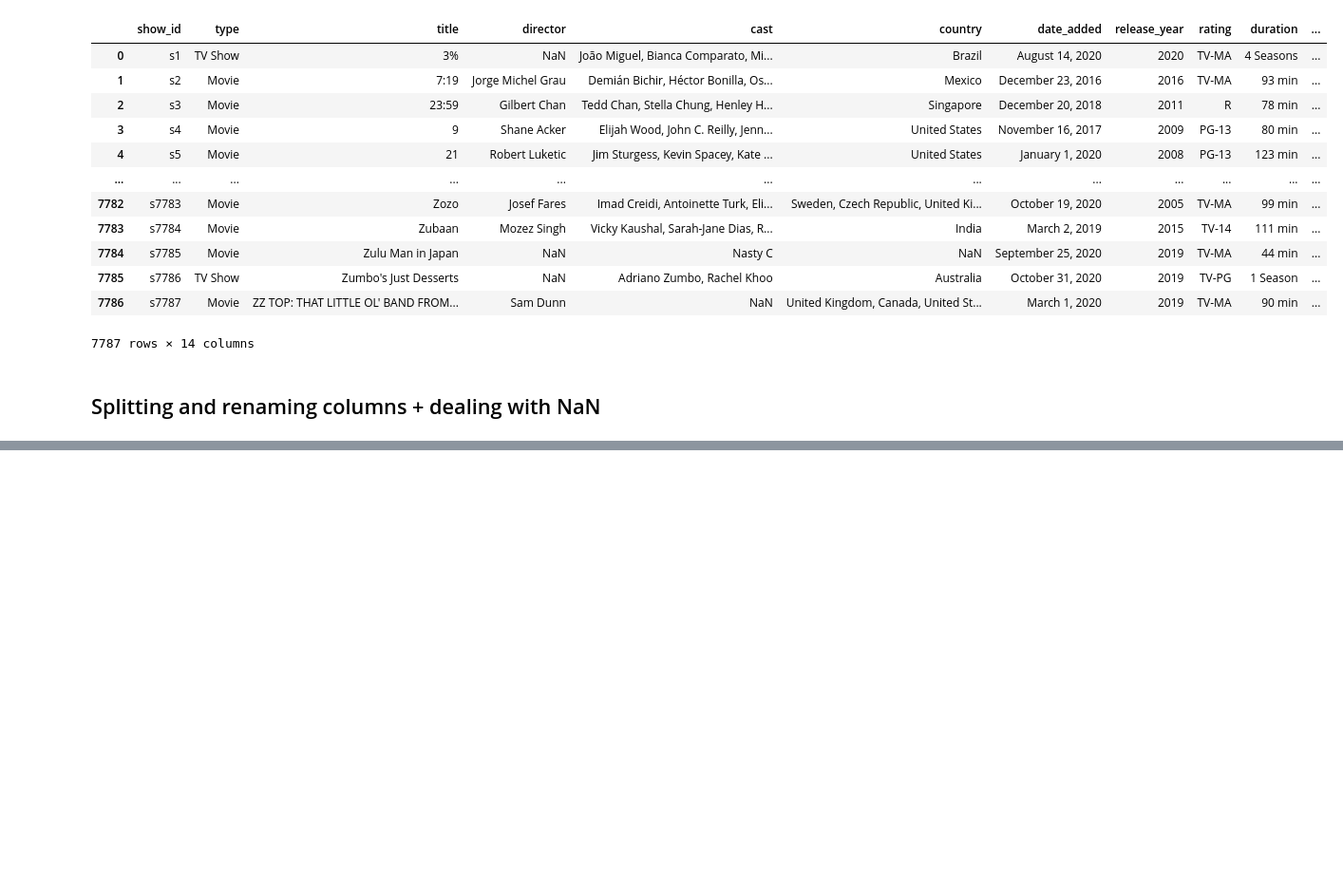
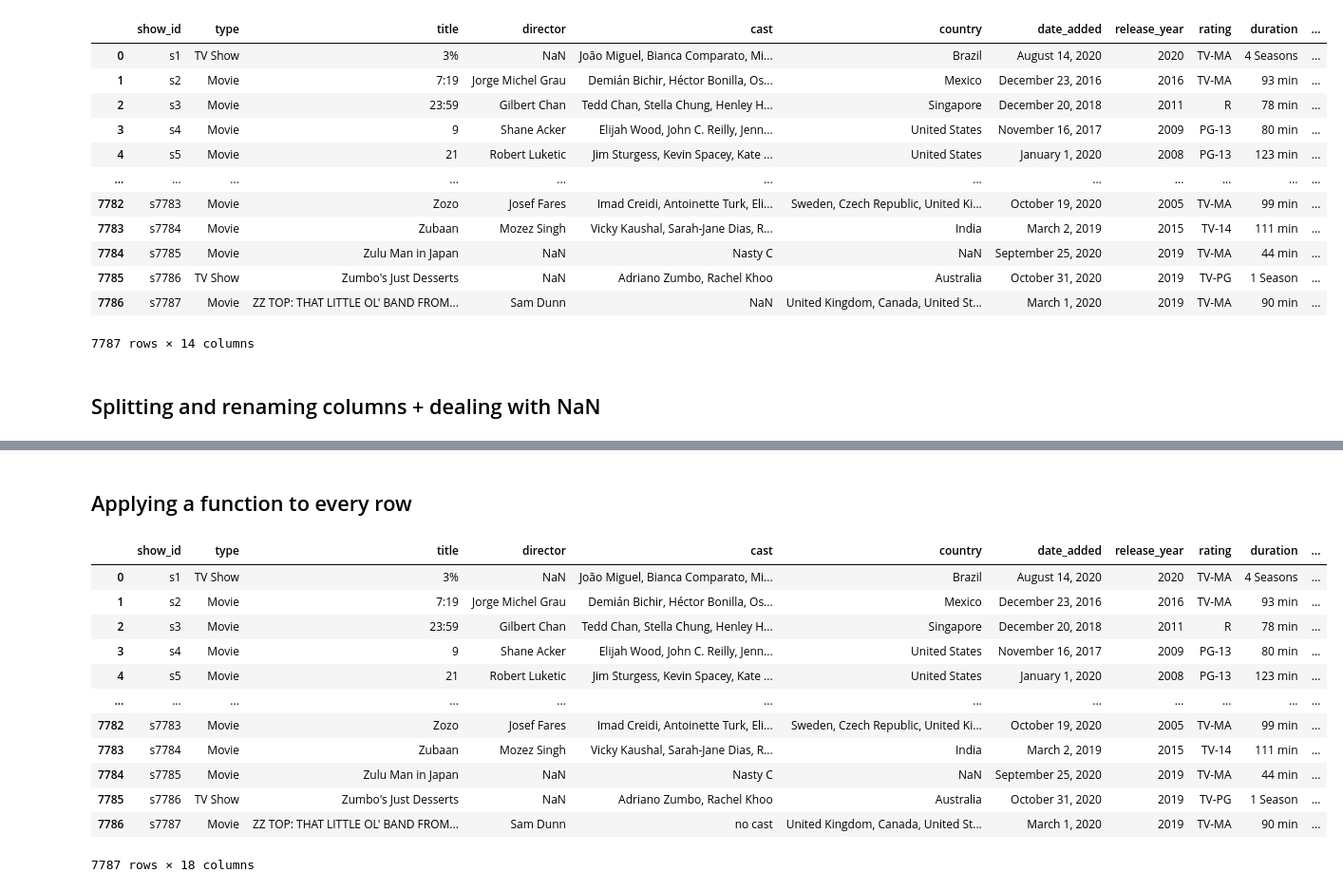
Before and after one commit to nats1207/python_bootcamp, a Jupyter notebook: 20211104_SK_script1_basic_python_datatypes.ipynb, the cells around one changed output, grey strips where cells are left out. Shown: that part at 95% size. Saved outputs shown, nothing was run; the diff lists cells and outputs as text; code cells hidden in the pictures; blank space fills up the shorter version.

```diff
--- a/20211104_SK_script1_basic_python_datatypes.ipynb
+++ b/20211104_SK_script1_basic_python_datatypes.ipynb
@@ -656,0 +652,32 @@ See the caveats in the documentation: https://pandas.pydata.org/pandas-docs/stab
+# %% [markdown]
+## Applying a function to every row
+# %%
+# lambda function works on a single row
+the_adder = lambda x: x + 210101
+the_adder(3535)
+
+# map method: passes each element of a series (column) to the lambda function (use multiple rows)
+# apply method: passes each element of a row to the lamda function (use multiple columns)
+
+# count the number of elements in a list we create (based on listed_in), using the map method
+# x.split() returns a list of values
+netflix["genre_count"] = netflix["listed_in"].map(lambda x: len(x.split(",")))
+
+# count number of cast members and genres
+# apply() is applied directly to the dataframe, where map() is applied to a column of the dataframe
+netflix["random_summation"] = netflix.apply(lambda x: len(x["cast"].split(",")) + len(x["listed_in"].split(",")), axis=1)
+netflix
+# %% [output]
+|  | show_id | type | title | director | cast | country | date_added | release_year | rating | duration | ... |
+| 0 | s1 | TV Show | 3% | NaN | João Miguel, Bianca Comparato, Mi... | Brazil | August 14, 2020 | 2020 | TV-MA | 4 Seasons | ... |
+| 1 | s2 | Movie | 7:19 | Jorge Michel Grau | Demián Bichir, Héctor Bonilla, Os... | Mexico | December 23, 2016 | 2016 | TV-MA | 93 min | ... |
+| 2 | s3 | Movie | 23:59 | Gilbert Chan | Tedd Chan, Stella Chung, Henley H... | Singapore | December 20, 2018 | 2011 | R | 78 min | ... |
+| 3 | s4 | Movie | 9 | Shane Acker | Elijah Wood, John C. Reilly, Jenn... | United States | November 16, 2017 | 2009 | PG-13 | 80 min | ... |
+| 4 | s5 | Movie | 21 | Robert Luketic | Jim Sturgess, Kevin Spacey, Kate ... | United States | January 1, 2020 | 2008 | PG-13 | 123 min | ... |
+| ... | ... | ... | ... | ... | ... | ... | ... | ... | ... | ... | ... |
+| 7782 | s7783 | Movie | Zozo | Josef Fares | Imad Creidi, Antoinette Turk, Eli... | Sweden, Czech Republic, United Ki... | October 19, 2020 | 2005 | TV-MA | 99 min | ... |
+| 7783 | s7784 | Movie | Zubaan | Mozez Singh | Vicky Kaushal, Sarah-Jane Dias, R... | India | March 2, 2019 | 2015 | TV-14 | 111 min | ... |
+| 7784 | s7785 | Movie | Zulu Man in Japan | NaN | Nasty C | NaN | September 25, 2020 | 2019 | TV-MA | 44 min | ... |
+| 7785 | s7786 | TV Show | Zumbo's Just Desserts | NaN | Adriano Zumbo, Rachel Khoo | Australia | October 31, 2020 | 2019 | TV-PG | 1 Season | ... |
+| 7786 | s7787 | Movie | ZZ TOP: THAT LITTLE OL' BAND FROM... | Sam Dunn | no cast | United Kingdom, Canada, United St... | March 1, 2020 | 2019 | TV-MA | 90 min | ... |
+7787 rows × 18 columns
```
Also changed, not shown: parts of 6 cells of this notebook.
